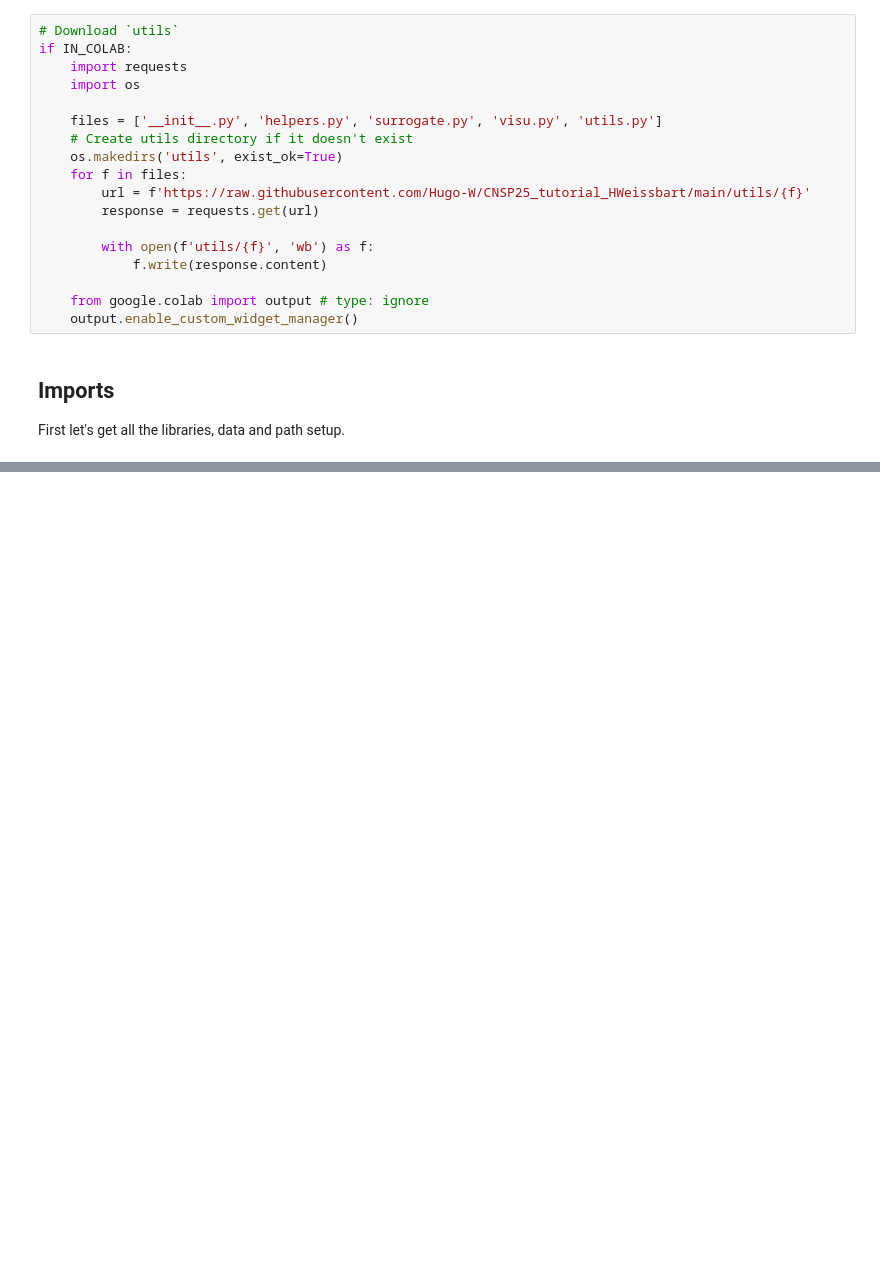
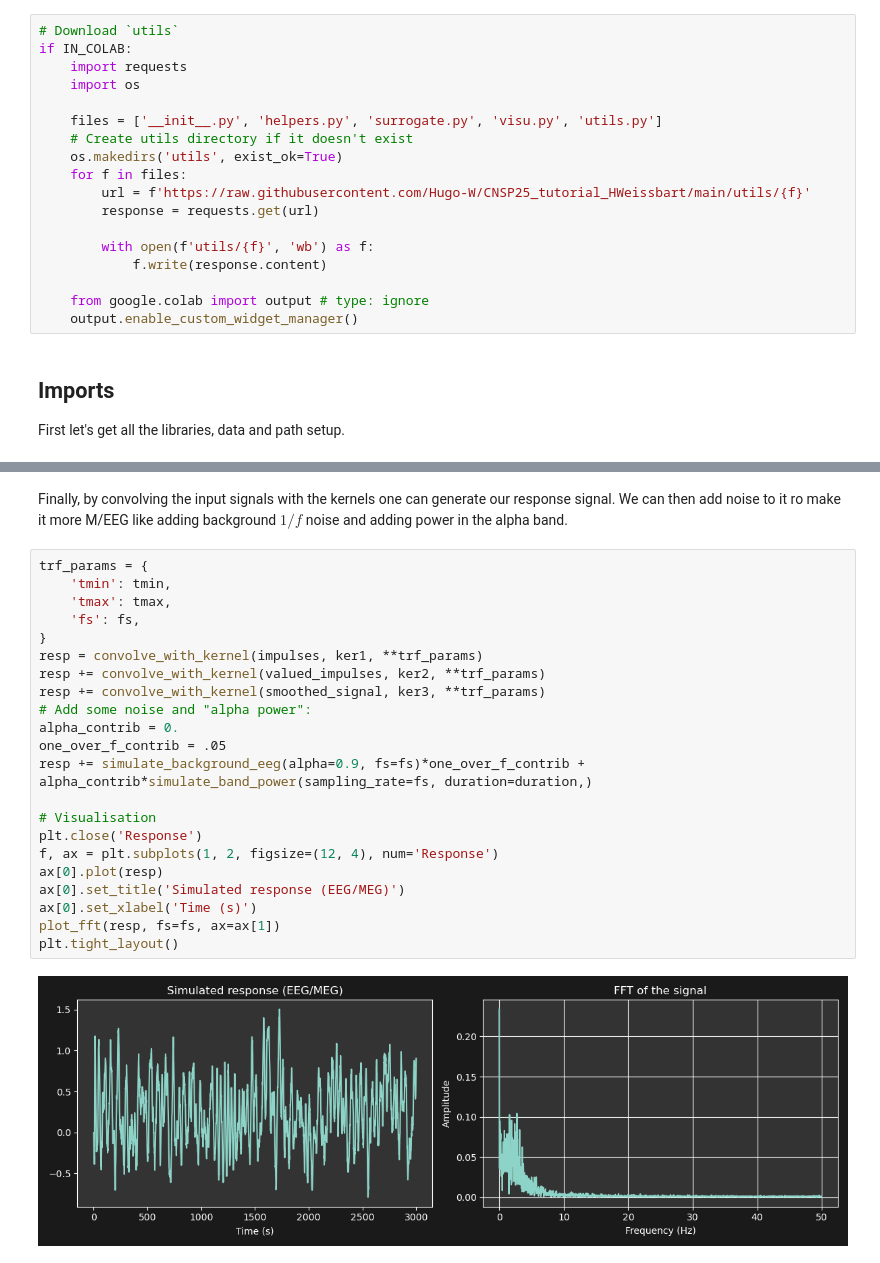
Before and after one commit to CNSP-Workshop/CNSP25_tutorial_HWeissbart, a Jupyter notebook: notebooks/part_1.ipynb, the cells around one changed output, grey strips where cells are left out. Cells and saved outputs as stored; diff of their text form; blank space fills up the shorter version.

```diff
--- a/notebooks/part_1.ipynb
+++ b/notebooks/part_1.ipynb
@@ -209,0 +144,26 @@ interactive(children=(Dropdown(description='Stimulus Type:', options=('Smooth',
+# %% [markdown]
+Finally, by convolving the input signals with the kernels one can generate our response signal. We can then add noise to it ro make it more M/EEG like adding background $1/f$ noise and adding power in the alpha band.
+# %%
+trf_params = {
+    'tmin': tmin,
+    'tmax': tmax,
+    'fs': fs,
+}
+resp = convolve_with_kernel(impulses, ker1, **trf_params)
+resp += convolve_with_kernel(valued_impulses, ker2, **trf_params)
+resp += convolve_with_kernel(smoothed_signal, ker3, **trf_params)
+# Add some noise and "alpha power":
+alpha_contrib = 0.
+one_over_f_contrib = .05
+resp += simulate_background_eeg(alpha=0.9, fs=fs)*one_over_f_contrib + alpha_contrib*simulate_band_power(sampling_rate=fs, duration=duration,)
+
+# Visualisation
+plt.close('Response')
+f, ax = plt.subplots(1, 2, figsize=(12, 4), num='Response')
+ax[0].plot(resp)
+ax[0].set_title('Simulated response (EEG/MEG)')
+ax[0].set_xlabel('Time (s)')
+plot_fft(resp, fs=fs, ax=ax[1])
+plt.tight_layout()
+# %% [output]
+[figure, added]
```
Also changed, not shown: parts of 22 cells of this notebook.
